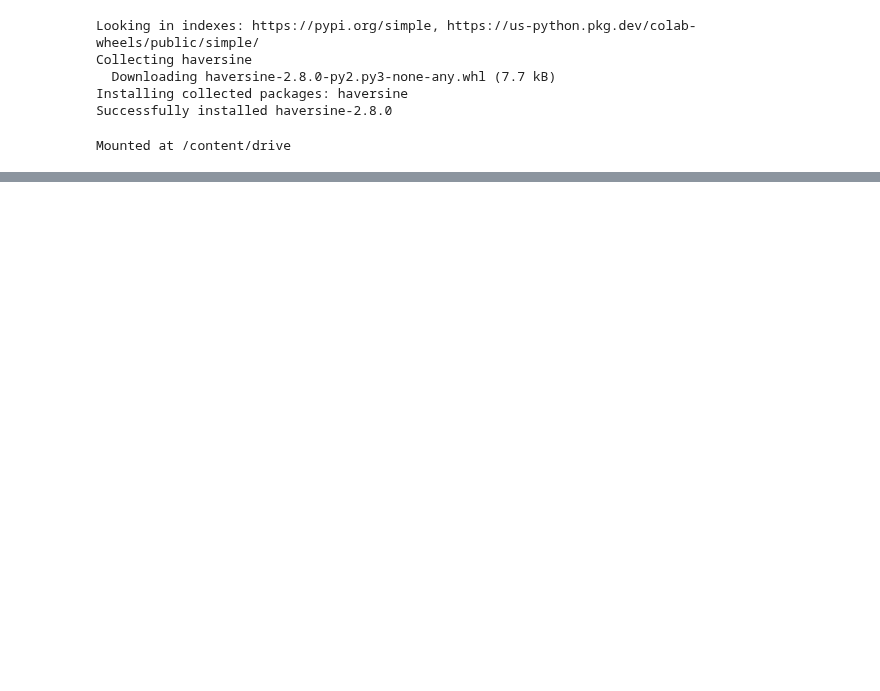
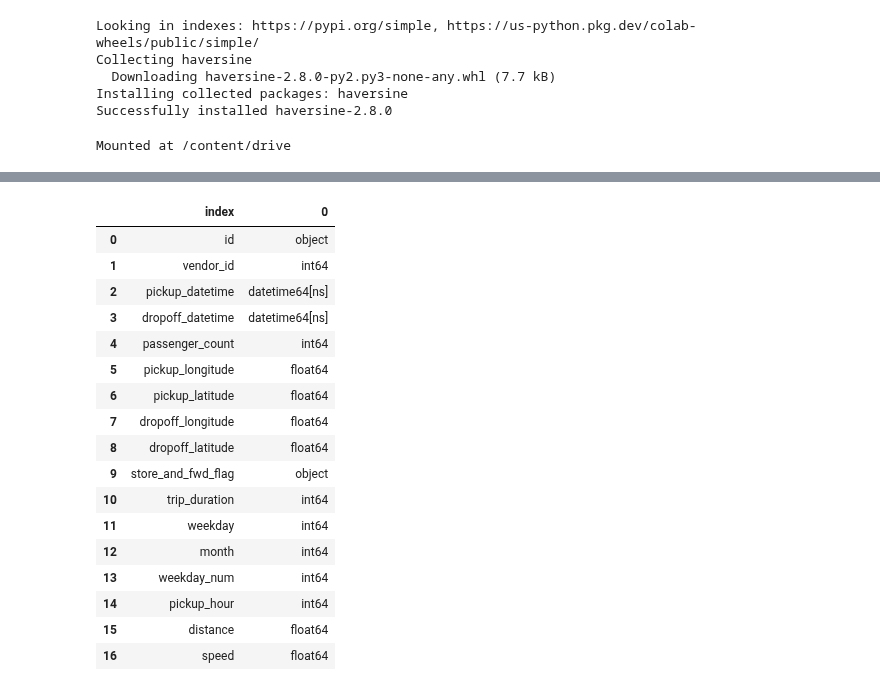
Before and after one commit to harshithgowdakc/NYC-Taxi-Data, a Jupyter notebook: NYC_Taxi_Data.ipynb, the cells around one changed output, grey strips where cells are left out. Saved outputs shown, nothing was run; the diff lists cells and outputs as text; code cells hidden in the pictures; blank space fills up the shorter version.

```diff
--- a/NYC_Taxi_Data.ipynb
+++ b/NYC_Taxi_Data.ipynb
@@ -876,0 +72,7 @@ Observations:
+# %%
+#Calculate and assign new columns to the dataframe such as weekday,
+#month and pickup_hour which will help us to gain more insights from the data.
+data['weekday'] = data.pickup_datetime.dt.weekday
+data['month'] = data.pickup_datetime.dt.month
+data['weekday_num'] = data.pickup_datetime.dt.weekday
+data['pickup_hour'] = data.pickup_datetime.dt.hour
@@ -876,0 +90,22 @@ Observations:
+# %%
+#Check the type of each variable
+data.dtypes.reset_index()
+# %% [output]
+|  | index | 0 |
+| 0 | id | object |
+| 1 | vendor_id | int64 |
+| 2 | pickup_datetime | datetime64[ns] |
+| 3 | dropoff_datetime | datetime64[ns] |
+| 4 | passenger_count | int64 |
+| 5 | pickup_longitude | float64 |
+| 6 | pickup_latitude | float64 |
+| 7 | dropoff_longitude | float64 |
+| 8 | dropoff_latitude | float64 |
+| 9 | store_and_fwd_flag | object |
+| 10 | trip_duration | int64 |
+| 11 | weekday | int64 |
+| 12 | month | int64 |
+| 13 | weekday_num | int64 |
+| 14 | pickup_hour | int64 |
+| 15 | distance | float64 |
+| 16 | speed | float64 |
```
Also changed, not shown: parts of 153 cells of this notebook.
